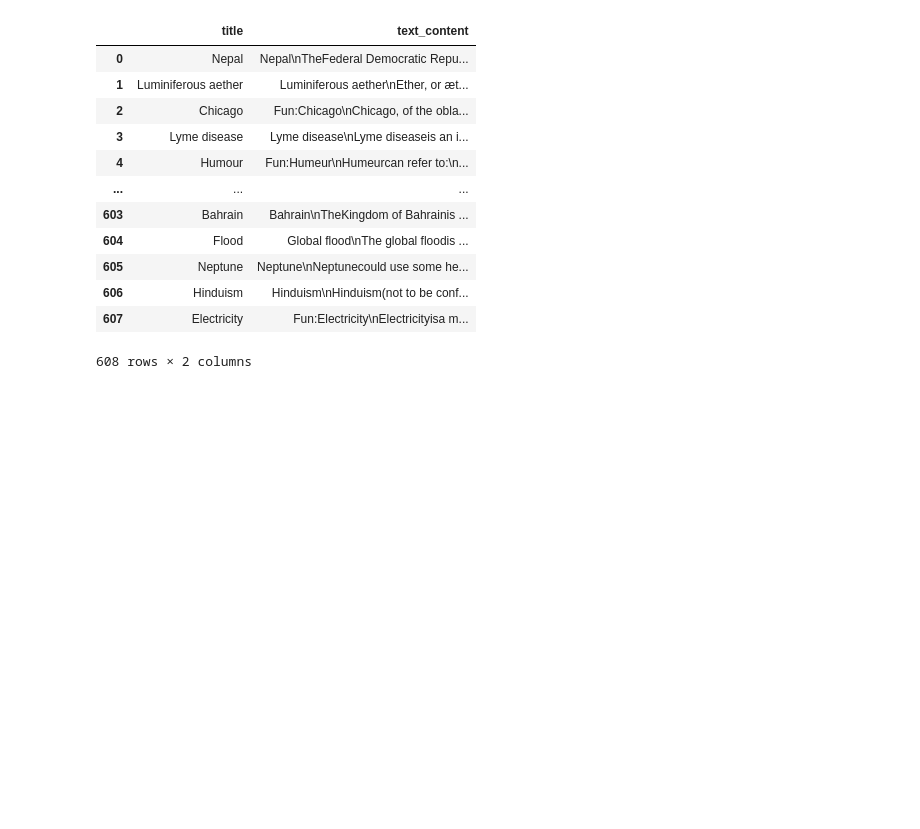
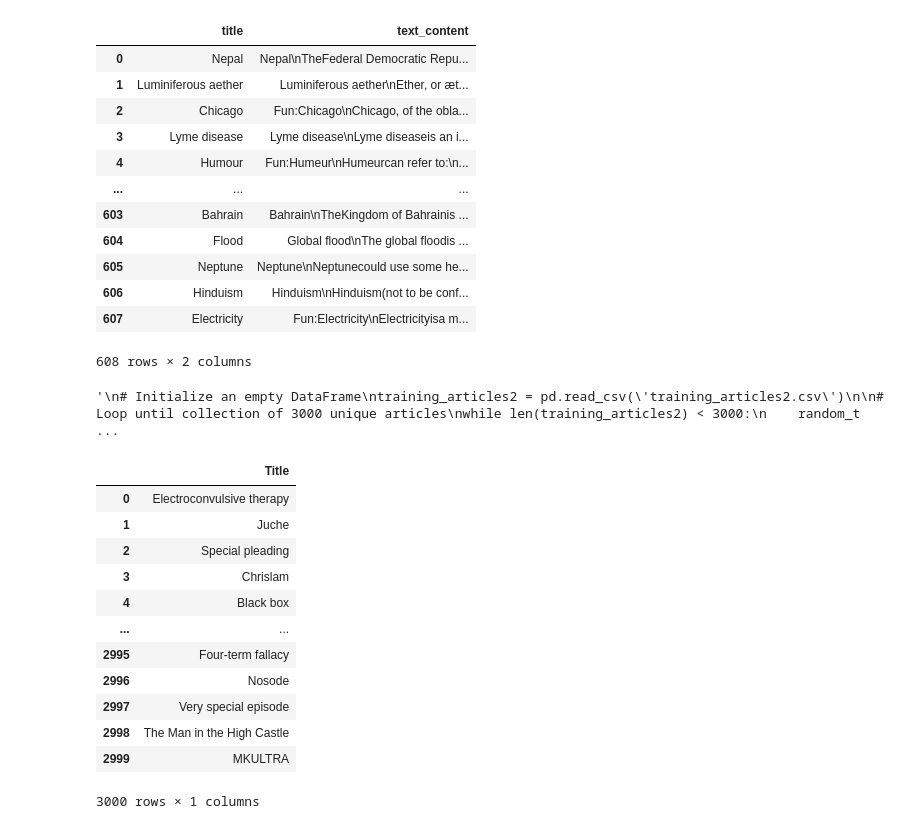
Before and after one commit to epfl-ada/ada-2023-project-miaoumiaou, a Jupyter notebook: data_from_the_web.ipynb, the cells around one changed output. Drawn from its saved outputs; the diff is of its cells as text; code cells hidden in the pictures; blank space fills up the shorter version.

```diff
--- a/data_from_the_web.ipynb
+++ b/data_from_the_web.ipynb
@@ -481,0 +505,41 @@ display(df_infogalactic_articles)
+# %%
+#WARNING - This cell takes a long time to run - It finds 3000 articles that are in both RationalWiki and InfoGalactic but not in wikispeedia
+#this will allow us to train our model.
+
+# Initialize an empty DataFrame
+training_articles2 = pd.read_csv('training_articles2.csv')
+
+# Loop until collection of 3000 unique articles
+while len(training_articles2) < 3000:
+    random_title = get_random_rationalwiki_title()
+
+    # Check conditions
+    success, message = check_infogalactic(random_title)
+    if random_title not in article_titles and random_title not in training_articles2['Title'].values and success:
+        # Add to DataFrame if conditions are met
+        training_articles2.loc[len(training_articles2)] = [random_title]
+
+    # Save to CSV file after every 100 additions
+    if len(training_articles2) % 100 == 0:
+        training_articles2.to_csv('training_articles2.csv', index=False)
+
+print("Collection complete. Final list saved to 'training_articles2.csv'.")
+# %% [output]
+'\n# Initialize an empty DataFrame\ntraining_articles2 = pd.read_csv(\'training_articles2.csv\')\n\n# Loop until collection of 3000 unique articles\nwhile len(training_articles2) < 3000:\n    random_t ...
+# %%
+training_articles = pd.read_csv('training_articles2.csv')
+training_articles
+# %% [output]
+|  | Title |
+| 0 | Electroconvulsive therapy |
+| 1 | Juche |
+| 2 | Special pleading |
+| 3 | Chrislam |
+| 4 | Black box |
+| ... | ... |
+| 2995 | Four-term fallacy |
+| 2996 | Nosode |
+| 2997 | Very special episode |
+| 2998 | The Man in the High Castle |
+| 2999 | MKULTRA |
+3000 rows × 1 columns
```
Also changed, not shown: parts of 1 cell of this notebook.
